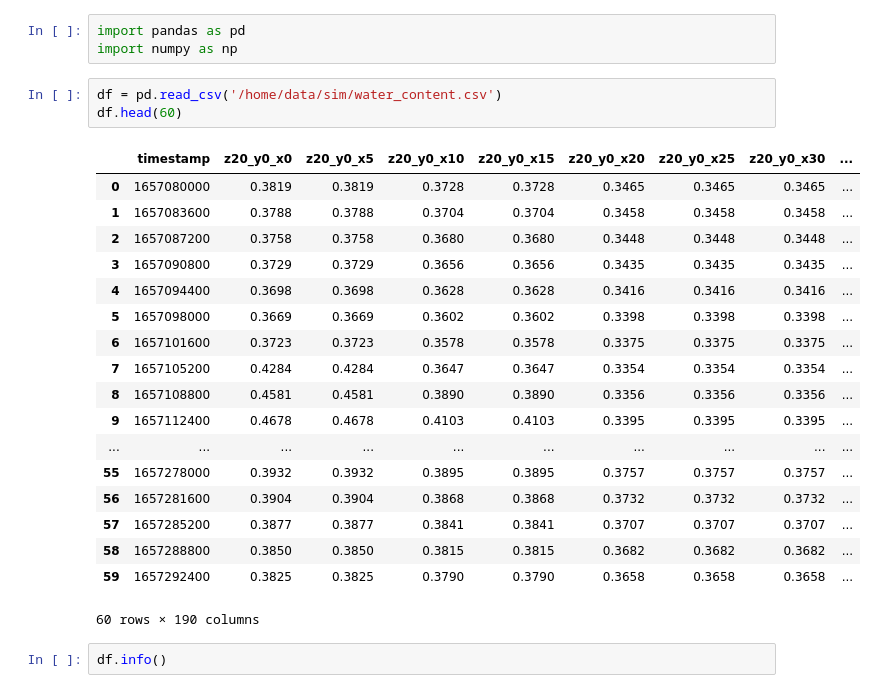
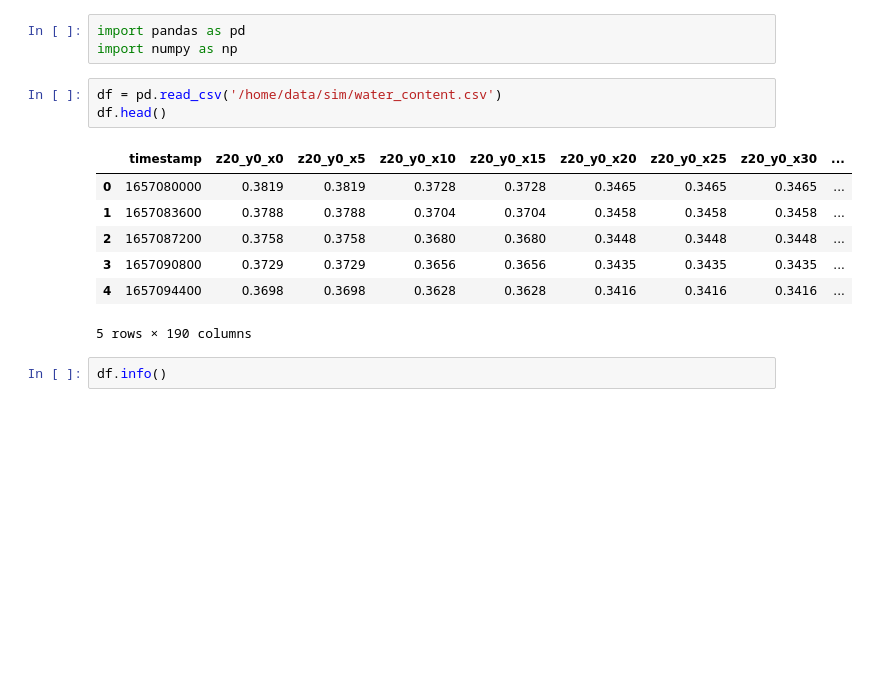
Before and after one commit to josephgiovanelli/et0_calculation, a Jupyter notebook: notebook.ipynb, the cells around one changed output. Drawn from its saved outputs; the diff is of its cells as text; blank space fills up the shorter version.

```diff
--- a/notebook.ipynb
+++ b/notebook.ipynb
@@ -3,26 +3,15 @@ import pandas as pd
 import numpy as np
 # %%
 df = pd.read_csv('/home/data/sim/water_content.csv')
-df.head(60)
+df.head()
 # %% [output]
 |  | timestamp | z20_y0_x0 | z20_y0_x5 | z20_y0_x10 | z20_y0_x15 | z20_y0_x20 | z20_y0_x25 | z20_y0_x30 | ... |
 | 0 | 1657080000 | 0.3819 | 0.3819 | 0.3728 | 0.3728 | 0.3465 | 0.3465 | 0.3465 | ... |
 | 1 | 1657083600 | 0.3788 | 0.3788 | 0.3704 | 0.3704 | 0.3458 | 0.3458 | 0.3458 | ... |
 | 2 | 1657087200 | 0.3758 | 0.3758 | 0.3680 | 0.3680 | 0.3448 | 0.3448 | 0.3448 | ... |
 | 3 | 1657090800 | 0.3729 | 0.3729 | 0.3656 | 0.3656 | 0.3435 | 0.3435 | 0.3435 | ... |
 | 4 | 1657094400 | 0.3698 | 0.3698 | 0.3628 | 0.3628 | 0.3416 | 0.3416 | 0.3416 | ... |
-| 5 | 1657098000 | 0.3669 | 0.3669 | 0.3602 | 0.3602 | 0.3398 | 0.3398 | 0.3398 | ... |
-| 6 | 1657101600 | 0.3723 | 0.3723 | 0.3578 | 0.3578 | 0.3375 | 0.3375 | 0.3375 | ... |
-| 7 | 1657105200 | 0.4284 | 0.4284 | 0.3647 | 0.3647 | 0.3354 | 0.3354 | 0.3354 | ... |
-| 8 | 1657108800 | 0.4581 | 0.4581 | 0.3890 | 0.3890 | 0.3356 | 0.3356 | 0.3356 | ... |
-| 9 | 1657112400 | 0.4678 | 0.4678 | 0.4103 | 0.4103 | 0.3395 | 0.3395 | 0.3395 | ... |
-| ... | ... | ... | ... | ... | ... | ... | ... | ... | ... |
-| 55 | 1657278000 | 0.3932 | 0.3932 | 0.3895 | 0.3895 | 0.3757 | 0.3757 | 0.3757 | ... |
-| 56 | 1657281600 | 0.3904 | 0.3904 | 0.3868 | 0.3868 | 0.3732 | 0.3732 | 0.3732 | ... |
-| 57 | 1657285200 | 0.3877 | 0.3877 | 0.3841 | 0.3841 | 0.3707 | 0.3707 | 0.3707 | ... |
-| 58 | 1657288800 | 0.3850 | 0.3850 | 0.3815 | 0.3815 | 0.3682 | 0.3682 | 0.3682 | ... |
-| 59 | 1657292400 | 0.3825 | 0.3825 | 0.3790 | 0.3790 | 0.3658 | 0.3658 | 0.3658 | ... |
-60 rows × 190 columns
+5 rows × 190 columns
 # %%
 df.info()
 # %% [output]
```
Also changed, not shown: parts of 6 cells of this notebook.
